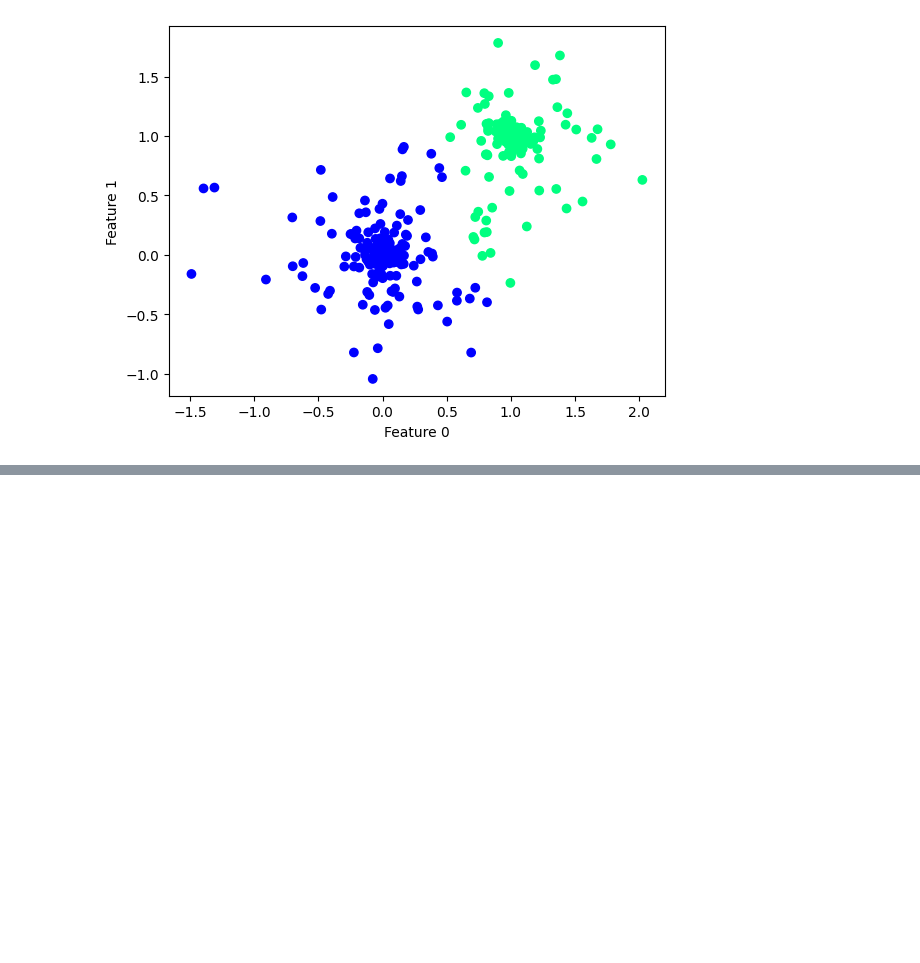
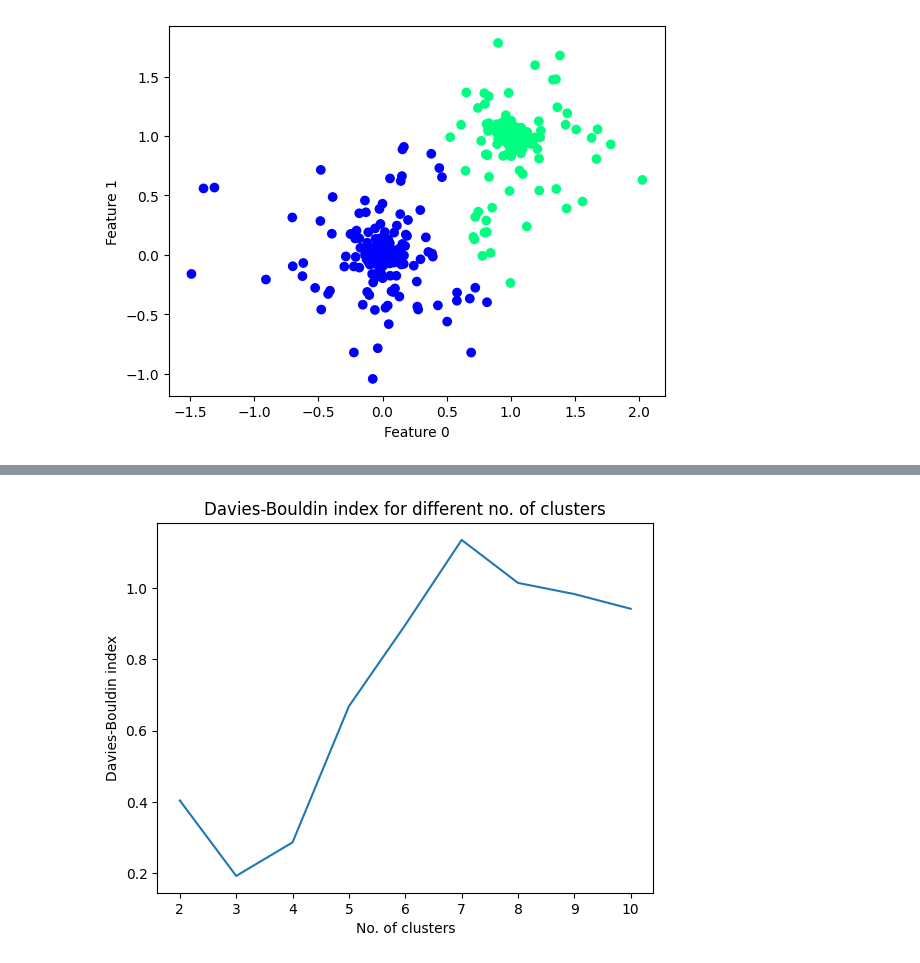
Before and after one commit to nadinekuo/MachineLearning1-Labs, a Jupyter notebook: 4-Clustering/clustering.ipynb, the cells around one changed output, grey strips where cells are left out. Drawn from its saved outputs; the diff is of its cells as text; code cells hidden in the pictures; blank space fills up the shorter version.

Commit message:
Davies Bouldin Index for cluster validation

```diff
--- a/4-Clustering/clustering.ipynb
+++ b/4-Clustering/clustering.ipynb
@@ -212,0 +219,25 @@ pr.scatterd(ds_new)
+# %%
+# help(pr.dbi)
+
+ds = pr.read_mat('triclust')
+
+no_clusters = [2, 3, 4, 5, 6, 7, 8, 9, 10]
+dbi_scores = []
+
+# Plot the Davies-Bouldin index for different no. of clusters
+for i in no_clusters:
+    # Obtain distance/dissimilarity matrix D to pass to hclust
+    D = ds * pr.proxm(ds, ('eucl'))   # other distances: 'city' ...
+    # Perform hierarchical clustering with complete linkage
+    lab = pr.hclust(D, 'complete', i)   # obtain 3 clusters, i.e. cut the dendogram at height 3
+    e = pr.dbi(+ds, lab)    # compute Davies-Bouldin index
+    dbi_scores.append(e)
+
+# Plot axes
+plt.xlabel('No. of clusters')
+plt.ylabel('Davies-Bouldin index')
+plt.title('Davies-Bouldin index for different no. of clusters')
+plt.plot(no_clusters, np.array(dbi_scores))
+plt.show()
+# %% [output]
+[figure, added]
```
Also changed, not shown: parts of 4 cells of this notebook, 1 other file.
